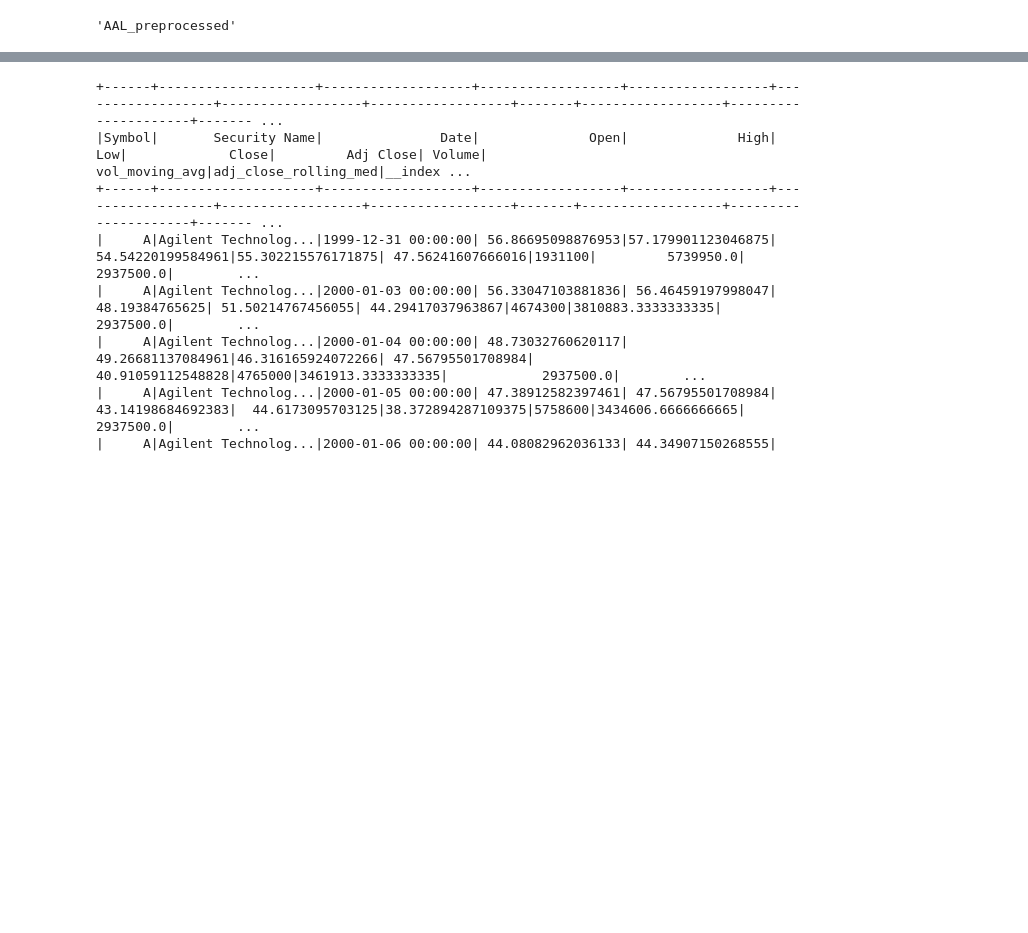
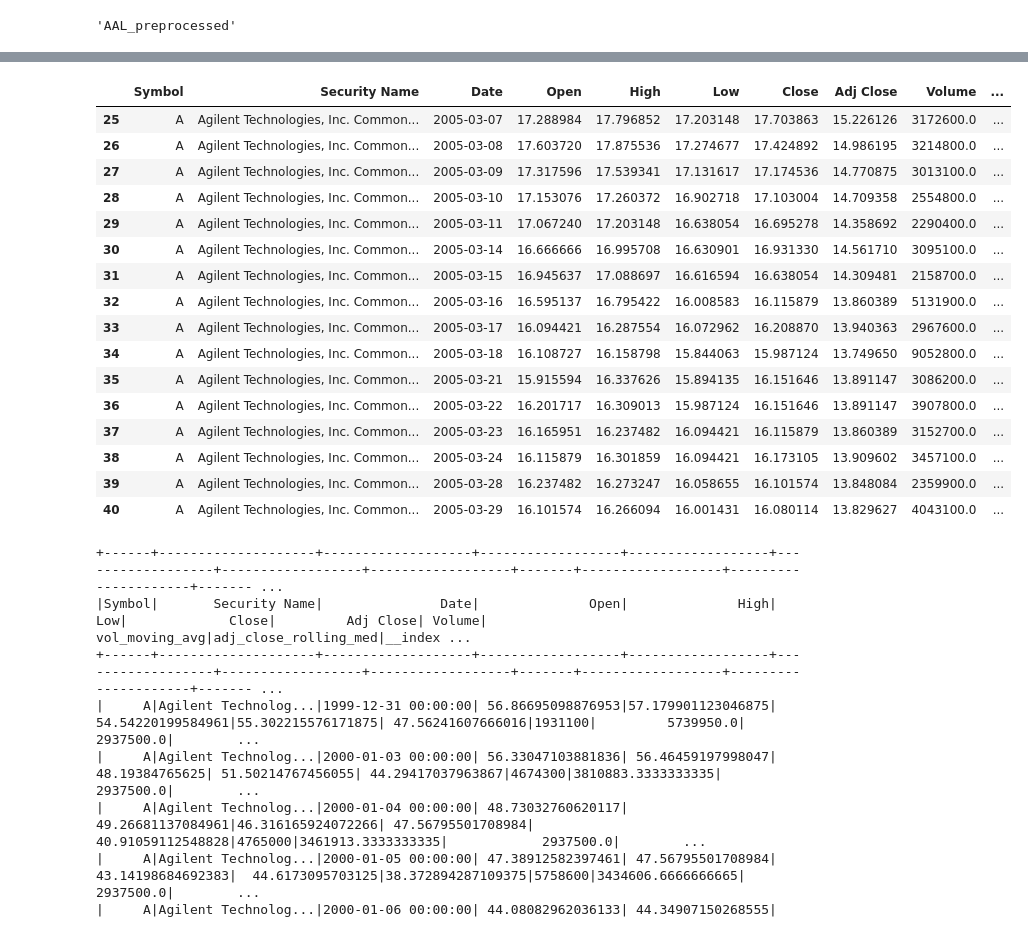
Before and after one commit to FelixQLe/ML_PIPELINE_AIRFLOW_SPARK_DOCKER, a Jupyter notebook: dags/utils/add_sym_sec_name.ipynb, the cells around one changed output, grey strips where cells are left out. Drawn from its saved outputs; the diff is of its cells as text; code cells hidden in the pictures; blank space fills up the shorter version.

```diff
--- a/dags/utils/add_sym_sec_name.ipynb
+++ b/dags/utils/add_sym_sec_name.ipynb
@@ -362,3 +421,23 @@ A_stocks.limit(41).toPandas().iloc[10:41]
+# %%
+A_stocks.limit(41).toPandas().iloc[25:41]
+# %% [output]
+|  | Symbol | Security Name | Date | Open | High | Low | Close | Adj Close | Volume | ... |
+| 25 | A | Agilent Technologies, Inc. Common... | 2005-03-07 | 17.288984 | 17.796852 | 17.203148 | 17.703863 | 15.226126 | 3172600.0 | ... |
+| 26 | A | Agilent Technologies, Inc. Common... | 2005-03-08 | 17.603720 | 17.875536 | 17.274677 | 17.424892 | 14.986195 | 3214800.0 | ... |
+| 27 | A | Agilent Technologies, Inc. Common... | 2005-03-09 | 17.317596 | 17.539341 | 17.131617 | 17.174536 | 14.770875 | 3013100.0 | ... |
+| 28 | A | Agilent Technologies, Inc. Common... | 2005-03-10 | 17.153076 | 17.260372 | 16.902718 | 17.103004 | 14.709358 | 2554800.0 | ... |
+| 29 | A | Agilent Technologies, Inc. Common... | 2005-03-11 | 17.067240 | 17.203148 | 16.638054 | 16.695278 | 14.358692 | 2290400.0 | ... |
+| 30 | A | Agilent Technologies, Inc. Common... | 2005-03-14 | 16.666666 | 16.995708 | 16.630901 | 16.931330 | 14.561710 | 3095100.0 | ... |
+| 31 | A | Agilent Technologies, Inc. Common... | 2005-03-15 | 16.945637 | 17.088697 | 16.616594 | 16.638054 | 14.309481 | 2158700.0 | ... |
+| 32 | A | Agilent Technologies, Inc. Common... | 2005-03-16 | 16.595137 | 16.795422 | 16.008583 | 16.115879 | 13.860389 | 5131900.0 | ... |
+| 33 | A | Agilent Technologies, Inc. Common... | 2005-03-17 | 16.094421 | 16.287554 | 16.072962 | 16.208870 | 13.940363 | 2967600.0 | ... |
+| 34 | A | Agilent Technologies, Inc. Common... | 2005-03-18 | 16.108727 | 16.158798 | 15.844063 | 15.987124 | 13.749650 | 9052800.0 | ... |
+| 35 | A | Agilent Technologies, Inc. Common... | 2005-03-21 | 15.915594 | 16.337626 | 15.894135 | 16.151646 | 13.891147 | 3086200.0 | ... |
+| 36 | A | Agilent Technologies, Inc. Common... | 2005-03-22 | 16.201717 | 16.309013 | 15.987124 | 16.151646 | 13.891147 | 3907800.0 | ... |
+| 37 | A | Agilent Technologies, Inc. Common... | 2005-03-23 | 16.165951 | 16.237482 | 16.094421 | 16.115879 | 13.860389 | 3152700.0 | ... |
+| 38 | A | Agilent Technologies, Inc. Common... | 2005-03-24 | 16.115879 | 16.301859 | 16.094421 | 16.173105 | 13.909602 | 3457100.0 | ... |
+| 39 | A | Agilent Technologies, Inc. Common... | 2005-03-28 | 16.237482 | 16.273247 | 16.058655 | 16.101574 | 13.848084 | 2359900.0 | ... |
+| 40 | A | Agilent Technologies, Inc. Common... | 2005-03-29 | 16.101574 | 16.266094 | 16.001431 | 16.080114 | 13.829627 | 4043100.0 | ... |
 # %%
 spark.read.parquet('../data/featuresAdded_stocks_etfs/A.parquet').show()
 # %% [output]
```
Also changed, not shown: parts of 11 cells of this notebook, 2 other files.
